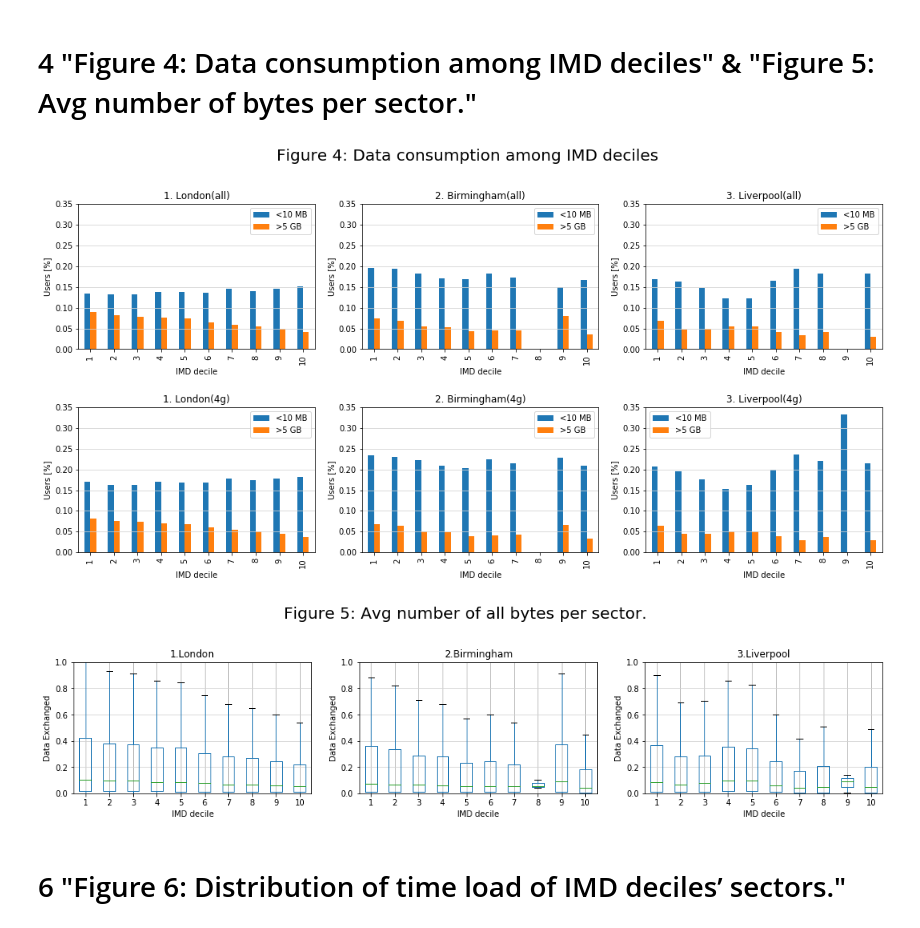
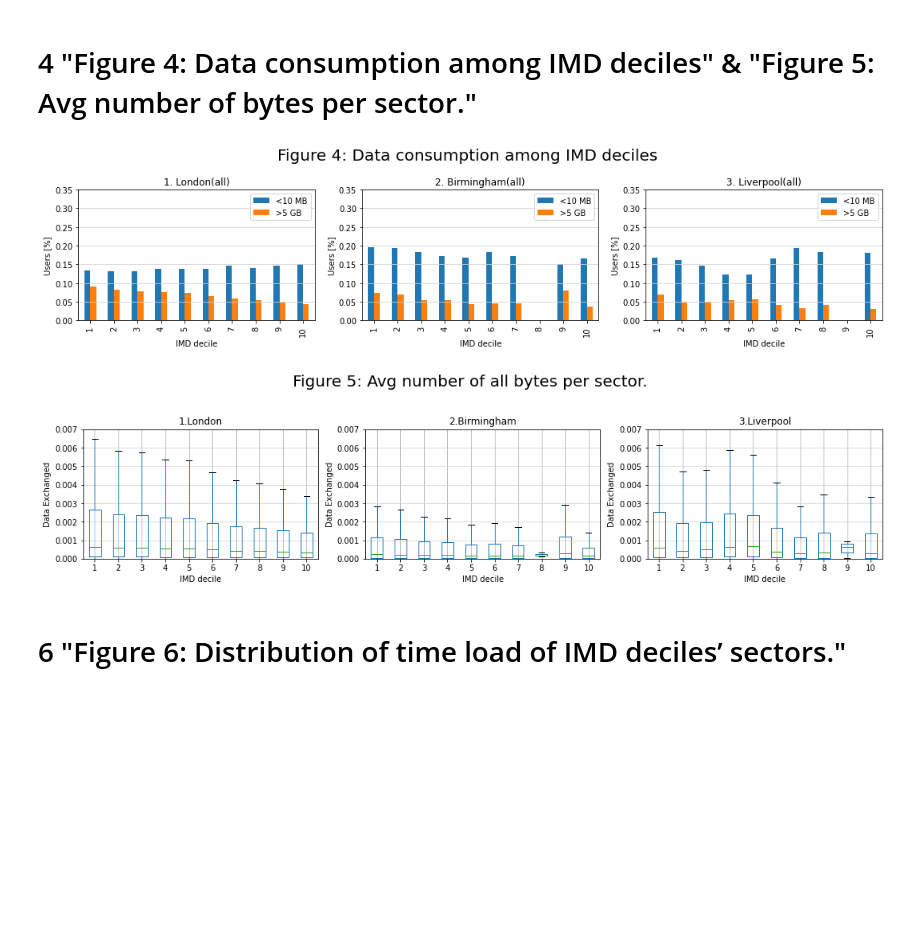
Before and after one commit to 5uperpalo/Telefonica, a Jupyter notebook: IMC2020/UK_Diagrams_IMC2020.ipynb, the cells around one changed output. Saved outputs shown, nothing was run; the diff lists cells and outputs as text; code cells hidden in the pictures; blank space fills up the shorter version.

```diff
--- a/IMC2020/UK_Diagrams_IMC2020.ipynb
+++ b/IMC2020/UK_Diagrams_IMC2020.ipynb
@@ -602,38 +549,25 @@ liverpool_plot_pd4g = pd.DataFrame([liverpool_users10mb/liverpool_users, liverpo
 # %%
-fig, ax= plt.subplots(2, 3, figsize=(18, 8), facecolor='w', edgecolor='k')
-fig.suptitle('Figure 4: Data consumption among IMD deciles', size=20, y=1)
+fig, ax= plt.subplots(1, 3, figsize=(18, 3), facecolor='w', edgecolor='k')
+fig.suptitle('Figure 4: Data consumption among IMD deciles', size=20, y=1.12)
 
 def applyPlotStyle(ax):
     ax.yaxis.grid(True, linestyle='-', which='both', color='lightgrey')
     ax.set_ylim([0,0.35])
     ax.set_xlabel('IMD decile')
     ax.set_ylabel('Users [%]')
     ax.legend()
 
-london_plot_pd.plot.bar(ax=ax[0,0])
-ax[0,0].set_title('1. London(all)')
-applyPlotStyle(ax[0,0])
+london_plot_pd.plot.bar(ax=ax[0])
+ax[0].set_title('1. London(all)')
+applyPlotStyle(ax[0])
 
-birmingham_plot_pd.plot.bar(ax=ax[0,1])
-ax[0,1].set_title('2. Birmingham(all)')
-applyPlotStyle(ax[0,1])
+birmingham_plot_pd.plot.bar(ax=ax[1])
+ax[1].set_title('2. Birmingham(all)')
+applyPlotStyle(ax[1])
 
-liverpool_plot_pd.plot.bar(ax=ax[0,2])
-ax[0,2].set_title('3. Liverpool(all)')
-applyPlotStyle(ax[0,2])
-
-london_plot_pd4g.plot.bar(ax=ax[1,0])
-ax[1,0].set_title('1. London(4g)')
-applyPlotStyle(ax[1,0])
-
-birmingham_plot_pd4g.plot.bar(ax=ax[1,1])
-ax[1,1].set_title('2. Birmingham(4g)')
-applyPlotStyle(ax[1,1])
-
-liverpool_plot_pd4g.plot.bar(ax=ax[1,2])
-ax[1,2].set_title('3. Liverpool(4g)')
-applyPlotStyle(ax[1,2])
-fig.subplots_adjust(hspace=0.4);
+liverpool_plot_pd.plot.bar(ax=ax[2])
+ax[2].set_title('3. Liverpool(all)')
+applyPlotStyle(ax[2])
 # %% [output]
-[figure, old version]
+[figure, new version]
 # %%
@@ -646,7 +580,7 @@ fig.suptitle('Figure 5: Avg number of all bytes per sector.', size=20, y=1.2)
 
 def applyPlotStyle(ax):
     ax.yaxis.grid(True, linestyle='-', which='both', color='lightgrey')
-    ax.set_ylim([0,1])
+    ax.set_ylim([0,0.007])
     ax.set_xlabel('IMD decile')
     ax.set_ylabel('Data Exchanged')
 
@@ -662,7 +596,7 @@ liverpool_userperf_pd.pivot(columns='IMDDecil', values='avg(bytesall)').boxplot(
 applyPlotStyle(ax[2])
 ax[2].set_title('3.Liverpool');
 # %% [output]
-[figure, old version]
+[figure, new version]
 # %% [markdown]
 # 6 "Figure 6: Distribution of time load of IMD deciles’ sectors."
 # %% [markdown]
```
Also changed, not shown: parts of 13 cells of this notebook, 1 other file.
